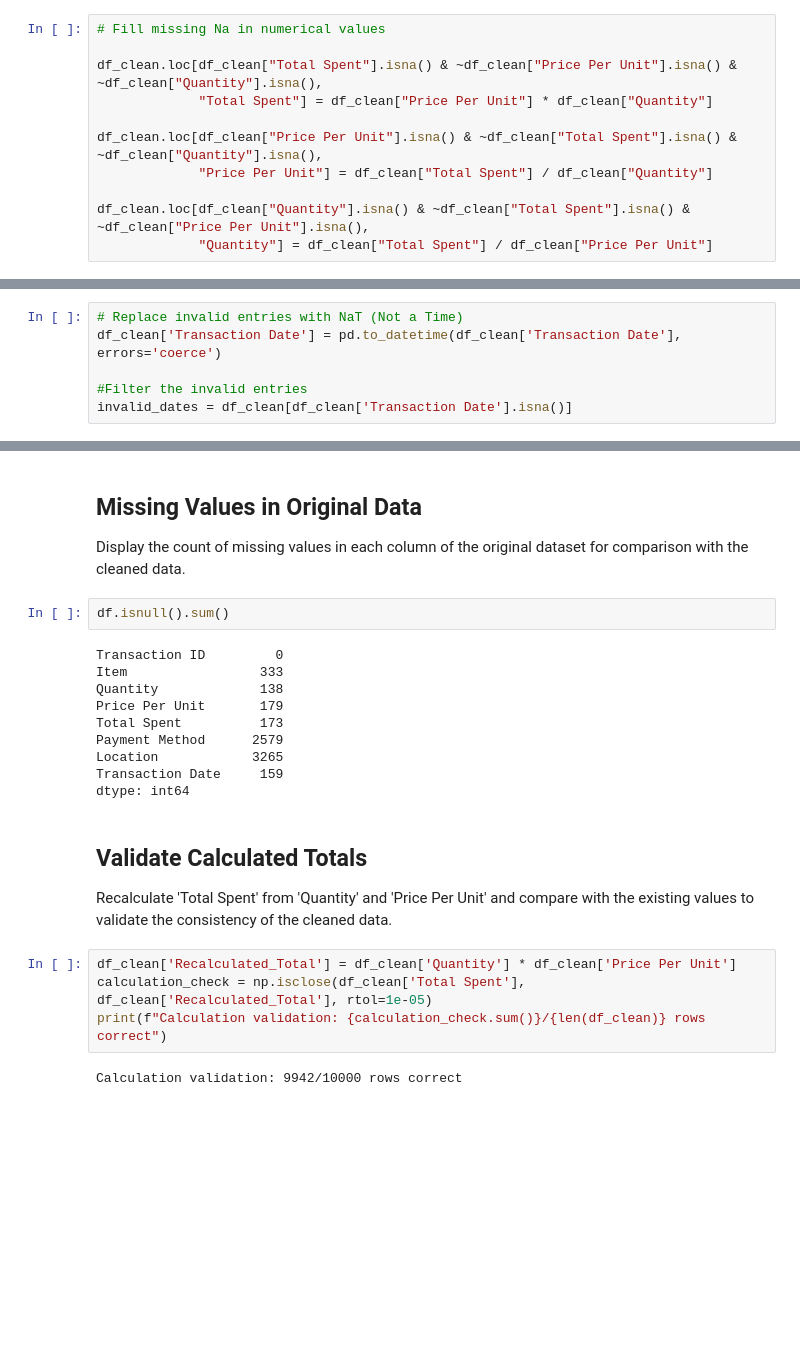
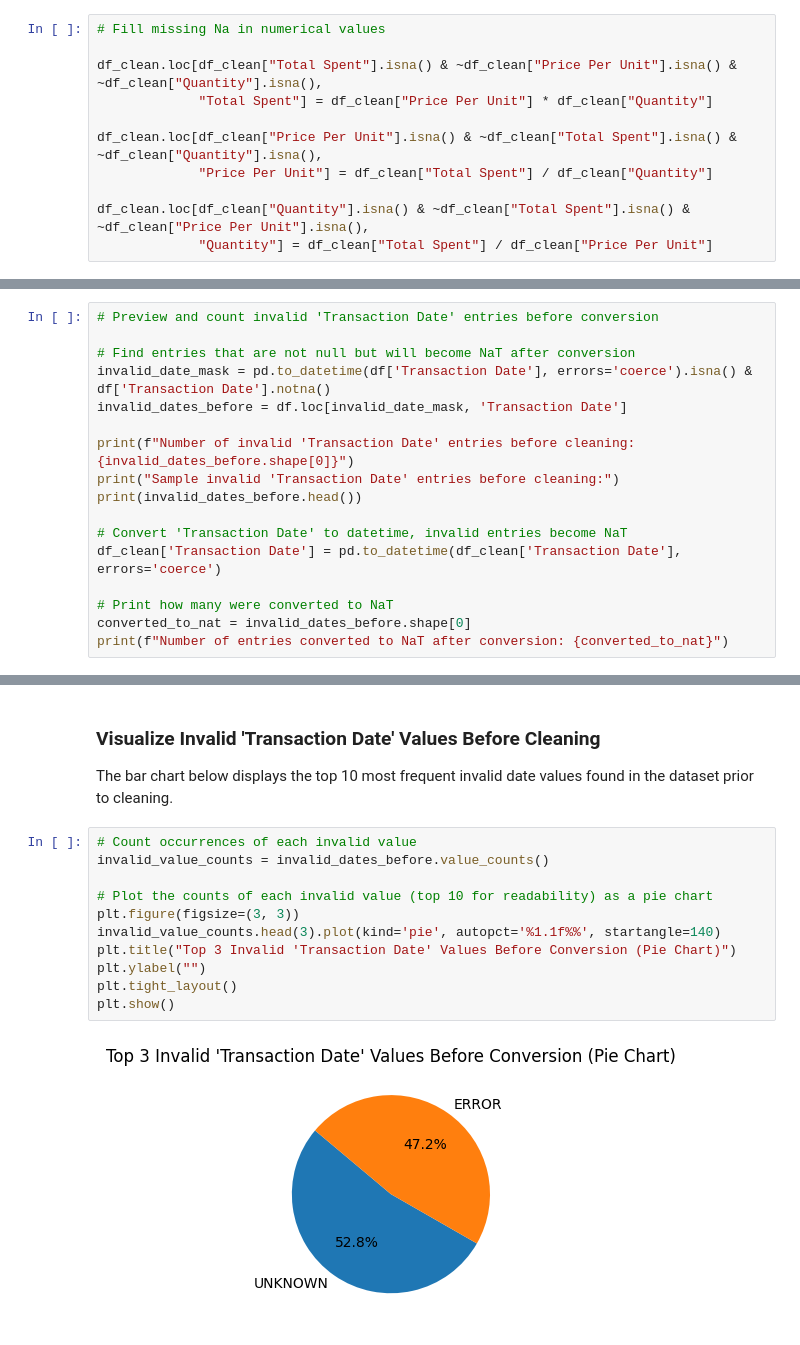
Before and after one commit to grymlin/Transaction_Data_Cleaning, a Jupyter notebook: notebooks/02_data_cleaning.ipynb, the cells around one changed output, grey strips where cells are left out. Drawn from its saved outputs; the diff is of its cells as text; blank space fills up the shorter version.

```diff
--- a/notebooks/02_data_cleaning.ipynb
+++ b/notebooks/02_data_cleaning.ipynb
@@ -165,8 +143,19 @@ Number of invalid 'Transaction Date' entries before cleaning: 460
 
 Convert the 'Transaction Date' column to datetime, replacing invalid entries with NaT (Not a Time), and filter out or review invalid dates for further cleaning.
 # %%
-# Replace invalid entries with NaT (Not a Time)
+# Preview and count invalid 'Transaction Date' entries before conversion
+
+# Find entries that are not null but will become NaT after conversion
+invalid_date_mask = pd.to_datetime(df['Transaction Date'], errors='coerce').isna() & df['Transaction Date'].notna()
+invalid_dates_before = df.loc[invalid_date_mask, 'Transaction Date']
+
+print(f"Number of invalid 'Transaction Date' entries before cleaning: {invalid_dates_before.shape[0]}")
+print("Sample invalid 'Transaction Date' entries before cleaning:")
+print(invalid_dates_before.head())
+
+# Convert 'Transaction Date' to datetime, invalid entries become NaT
 df_clean['Transaction Date'] = pd.to_datetime(df_clean['Transaction Date'], errors='coerce')
 
-#Filter the invalid entries
-invalid_dates = df_clean[df_clean['Transaction Date'].isna()]
+# Print how many were converted to NaT
+converted_to_nat = invalid_dates_before.shape[0]
+print(f"Number of entries converted to NaT after conversion: {converted_to_nat}")
@@ -222,26 +172,17 @@ plt.show()
-# %% [markdown]
-## Missing Values in Original Data
-
-Display the count of missing values in each column of the original dataset for comparison with the cleaned data.
-# %%
-df.isnull().sum()
-# %% [output]
-Transaction ID         0
-Item                 333
-Quantity             138
-Price Per Unit       179
-Total Spent          173
-Payment Method      2579
-Location            3265
-Transaction Date     159
-dtype: int64
-# %% [markdown]
-## Validate Calculated Totals
-
-Recalculate 'Total Spent' from 'Quantity' and 'Price Per Unit' and compare with the existing values to validate the consistency of the cleaned data.
-# %%
-df_clean['Recalculated_Total'] = df_clean['Quantity'] * df_clean['Price Per Unit']
-calculation_check = np.isclose(df_clean['Total Spent'], df_clean['Recalculated_Total'], rtol=1e-05)
-print(f"Calculation validation: {calculation_check.sum()}/{len(df_clean)} rows correct")
-# %% [output]
-Calculation validation: 9942/10000 rows correct
+# %% [markdown]
+### Visualize Invalid 'Transaction Date' Values Before Cleaning
+
+The bar chart below displays the top 10 most frequent invalid date values found in the dataset prior to cleaning.
+# %%
+# Count occurrences of each invalid value
+invalid_value_counts = invalid_dates_before.value_counts()
+
+# Plot the counts of each invalid value (top 10 for readability) as a pie chart
+plt.figure(figsize=(3, 3))
+invalid_value_counts.head(3).plot(kind='pie', autopct='%1.1f%%', startangle=140)
+plt.title("Top 3 Invalid 'Transaction Date' Values Before Conversion (Pie Chart)")
+plt.ylabel("")
+plt.tight_layout()
+plt.show()
+# %% [output]
+[figure, added]
```
Also changed, not shown: parts of 51 cells of this notebook, 1 other file.
